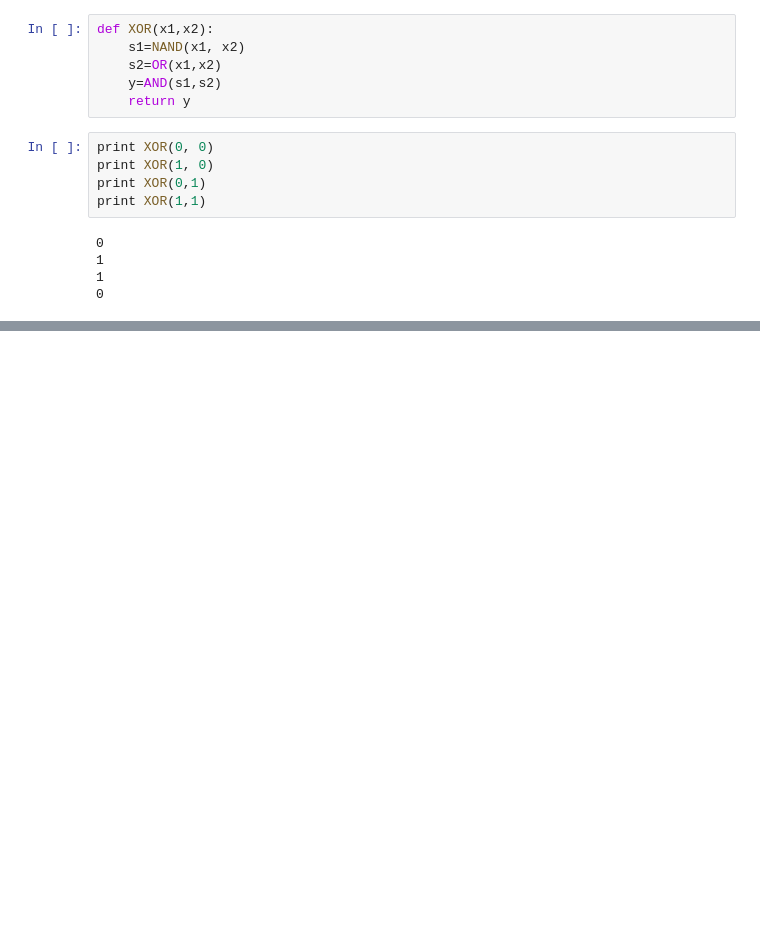
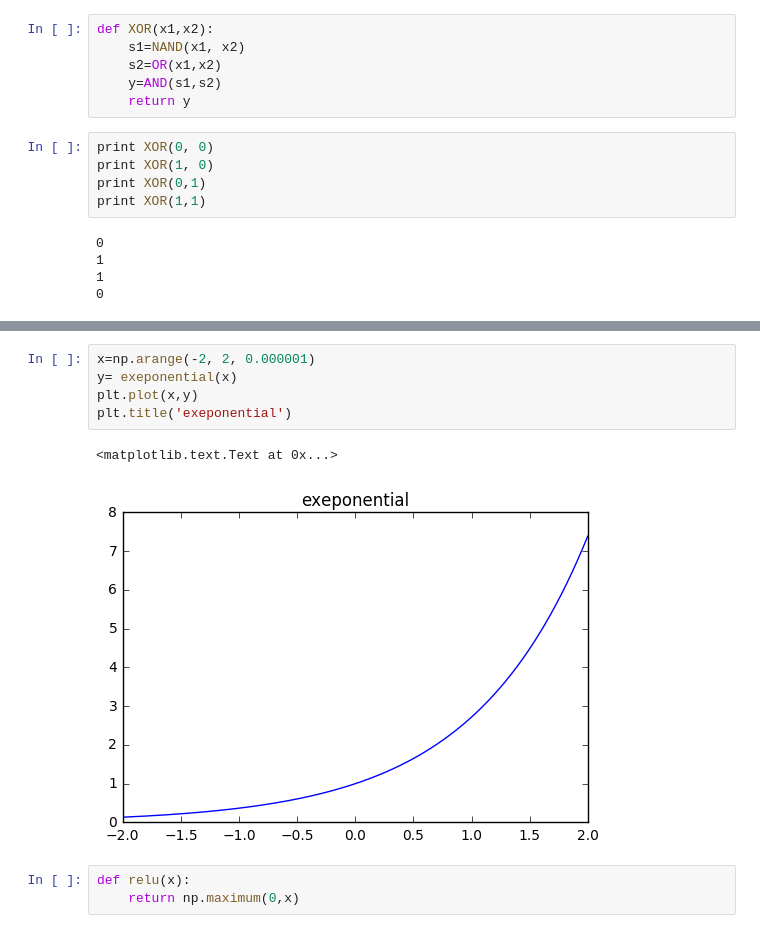
Before and after one commit to pmyj3538/deeplearning, a Jupyter notebook: Untitled.ipynb, the cells around one changed output, grey strips where cells are left out. Cells and saved outputs as stored; diff of their text form; blank space fills up the shorter version.

```diff
--- a/Untitled.ipynb
+++ b/Untitled.ipynb
@@ -92,0 +117,11 @@ print XOR(1,1)
+# %%
+x=np.arange(-2, 2, 0.000001)
+y= exeponential(x)
+plt.plot(x,y)
+plt.title('exeponential')
+# %% [output]
+<matplotlib.text.Text at 0x...>
+[figure, added]
+# %%
+def relu(x):
+    return np.maximum(0,x)
```
Also changed, not shown: parts of 10 cells of this notebook, 1 other file.
